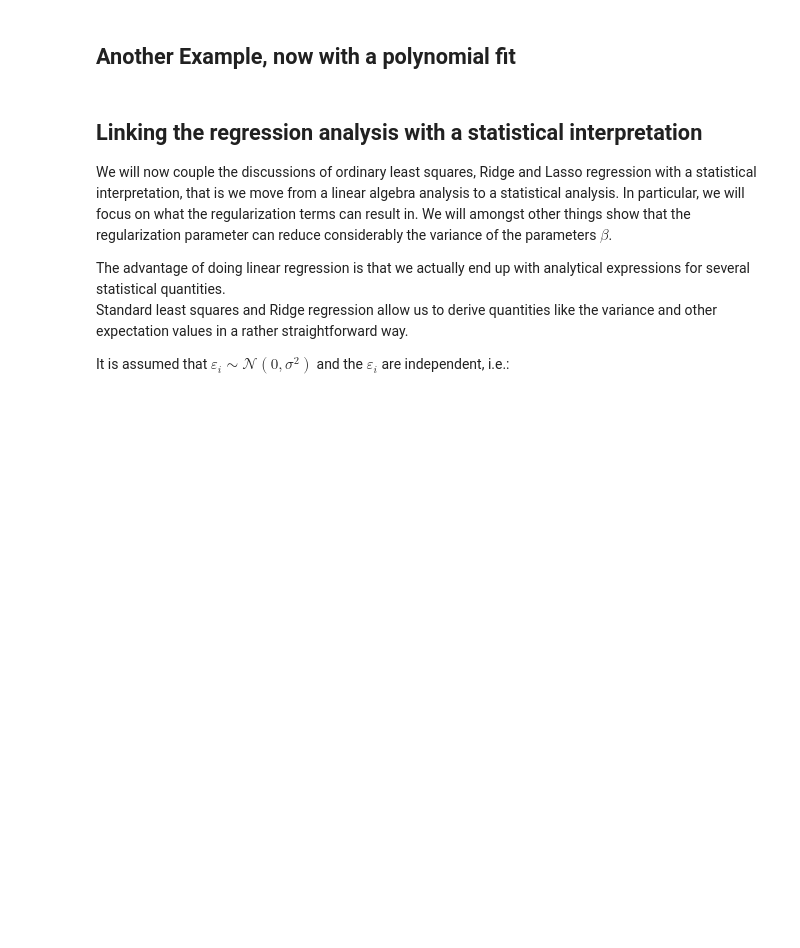
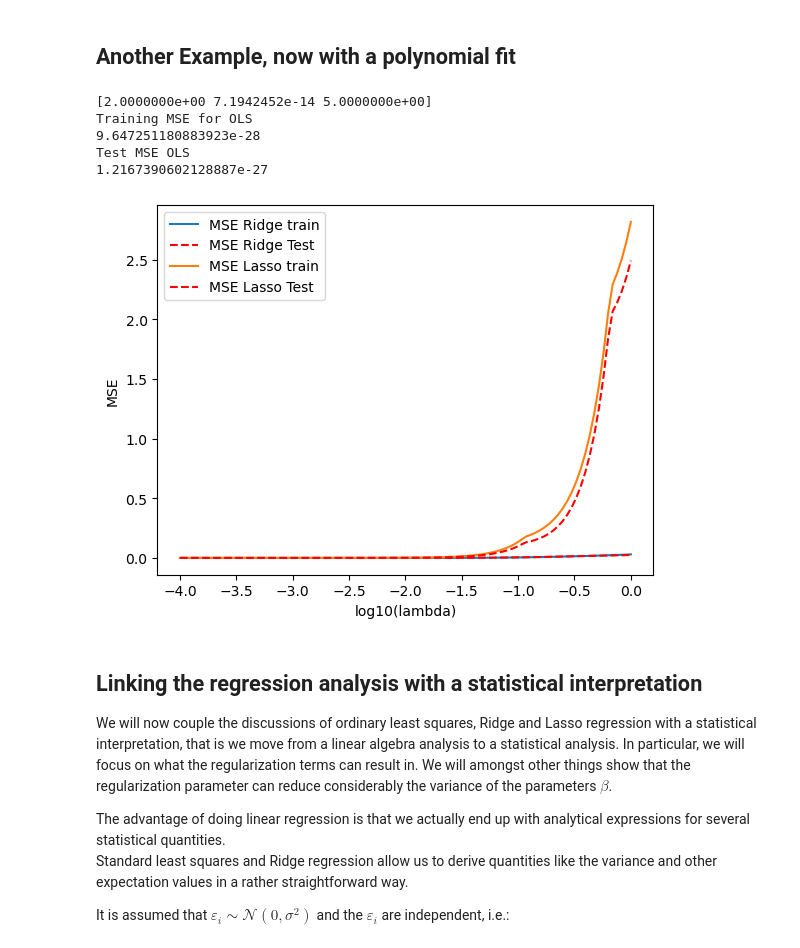
Before and after one commit to CompPhysics/MLErasmus, a Jupyter notebook: doc/pub/day3/ipynb/day3.ipynb, the cells around one changed output. Cells and saved outputs as stored; diff of their text form; code cells hidden in the pictures; blank space fills up the shorter version.

```diff
--- a/doc/pub/day3/ipynb/day3.ipynb
+++ b/doc/pub/day3/ipynb/day3.ipynb
@@ -539,7 +563,7 @@ def MSE(y_data,y_model):
 np.random.seed(3155)
 
 x = np.random.rand(100)
-y = 2.0+5*x*x+0.1*np.random.randn(100)
+y = 2.0+5*x*x#+0.1*np.random.randn(100)
 
 # number of features p (here degree of polynomial
 p = 3
@@ -569,35 +593,42 @@ nlambdas = 100
 MSEPredict = np.zeros(nlambdas)
 MSETrain = np.zeros(nlambdas)
 MSELassoPredict = np.zeros(nlambdas)
 MSELassoTrain = np.zeros(nlambdas)
-lambdas = np.logspace(-4, 4, nlambdas)
+lambdas = np.logspace(-4, 0, nlambdas)
 for i in range(nlambdas):
     lmb = lambdas[i]
     Ridgebeta = np.linalg.inv(X_train.T @ X_train+lmb*I) @ X_train.T @ y_train
     # include lasso using Scikit-Learn
-    RegLasso = linear_model.Lasso(lmb)
+    RegLasso = linear_model.Lasso(lmb,fit_intercept=False)
     RegLasso.fit(X_train,y_train)
     # and then make the prediction
     ytildeRidge = X_train @ Ridgebeta
     ypredictRidge = X_test @ Ridgebeta
     ytildeLasso = RegLasso.predict(X_train)
     ypredictLasso = RegLasso.predict(X_test)
     MSEPredict[i] = MSE(y_test,ypredictRidge)
     MSETrain[i] = MSE(y_train,ytildeRidge)
     MSELassoPredict[i] = MSE(y_test,ypredictLasso)
     MSELassoTrain[i] = MSE(y_train,ytildeLasso)
 
 # Now plot the results
 plt.figure()
 plt.plot(np.log10(lambdas), MSETrain, label = 'MSE Ridge train')
 plt.plot(np.log10(lambdas), MSEPredict, 'r--', label = 'MSE Ridge Test')
 plt.plot(np.log10(lambdas), MSELassoTrain, label = 'MSE Lasso train')
 plt.plot(np.log10(lambdas), MSELassoPredict, 'r--', label = 'MSE Lasso Test')
 
 plt.xlabel('log10(lambda)')
 plt.ylabel('MSE')
 plt.legend()
 plt.show()
+# %% [output]
+[2.0000000e+00 7.1942452e-14 5.0000000e+00]
+Training MSE for OLS
+9.647251180883923e-28
+Test MSE OLS
+1.2167390602128887e-27
+[figure, added]
 # %% [markdown]
 ## Linking the regression analysis with a statistical interpretation
 
```
Also changed, not shown: parts of 2 cells of this notebook, 1 other file.
